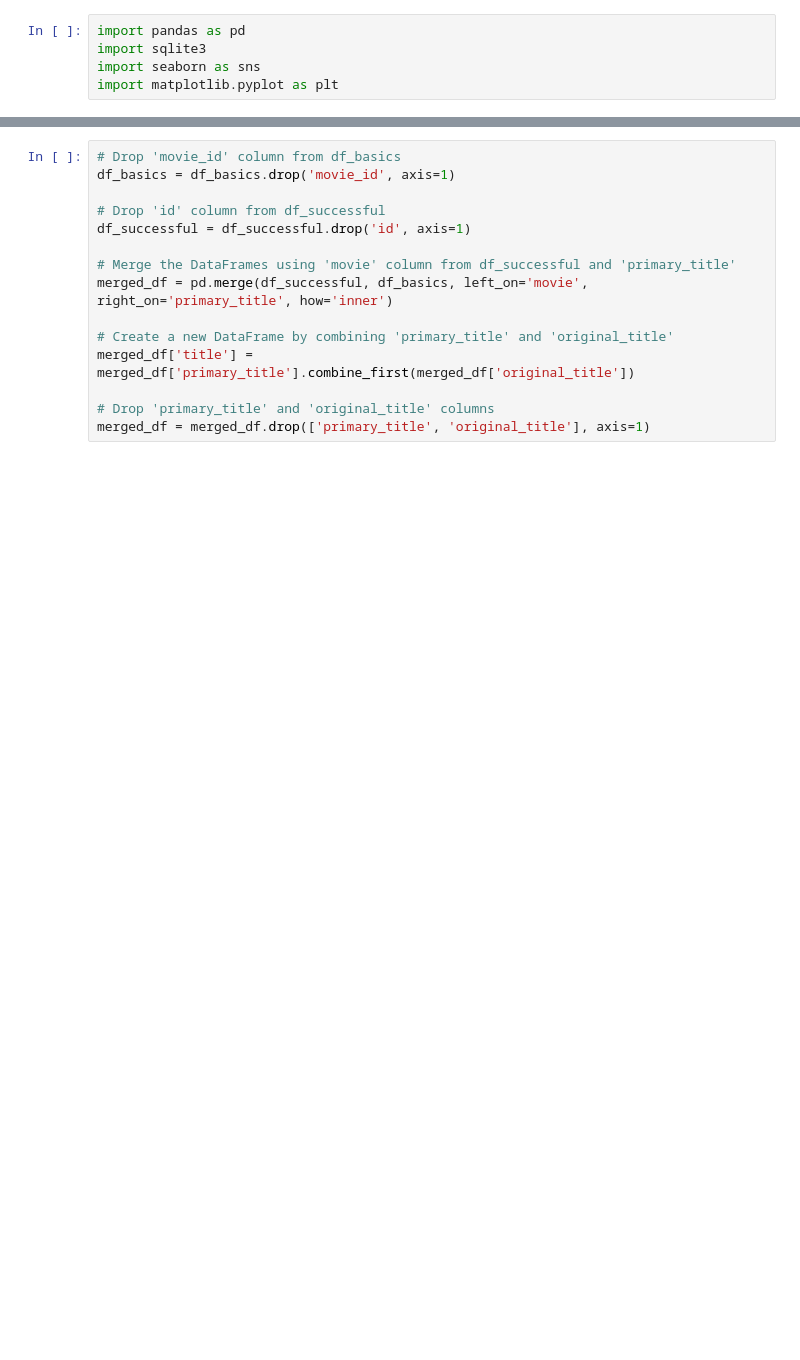
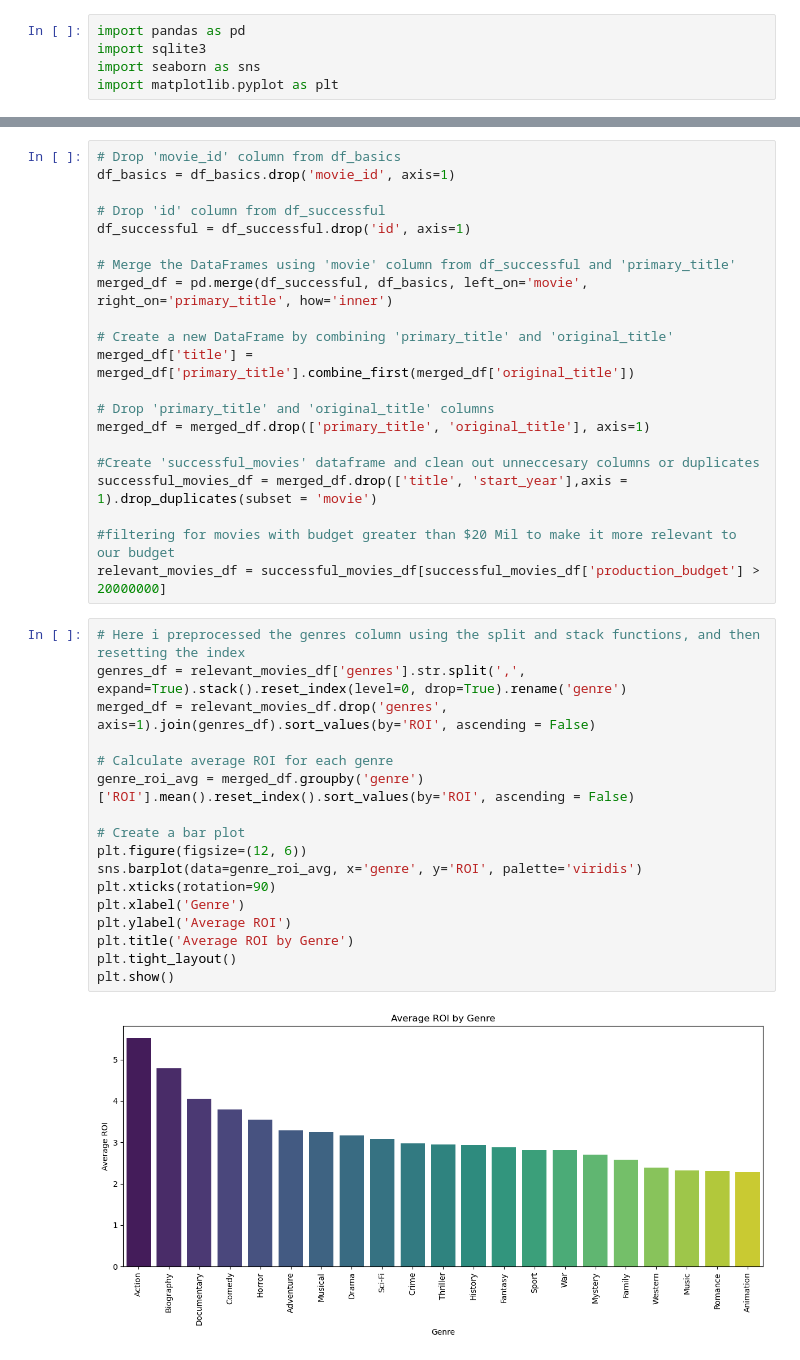
Before and after one commit to Psyluxxx/Movie-Studio-EDA, a Jupyter notebook: Anthony/student.ipynb, the cells around one changed output, grey strips where cells are left out. Drawn from its saved outputs; the diff is of its cells as text; blank space fills up the shorter version.

```diff
--- a/Anthony/student.ipynb
+++ b/Anthony/student.ipynb
@@ -74,3 +47,28 @@ merged_df['title'] = merged_df['primary_title'].combine_first(merged_df['origina
 
 # Drop 'primary_title' and 'original_title' columns
 merged_df = merged_df.drop(['primary_title', 'original_title'], axis=1)
+
+#Create 'successful_movies' dataframe and clean out unneccesary columns or duplicates
+successful_movies_df = merged_df.drop(['title', 'start_year'],axis = 1).drop_duplicates(subset = 'movie')
+
+#filtering for movies with budget greater than $20 Mil to make it more relevant to our budget
+relevant_movies_df = successful_movies_df[successful_movies_df['production_budget'] > 20000000]
+# %%
+# Here i preprocessed the genres column using the split and stack functions, and then resetting the index
+genres_df = relevant_movies_df['genres'].str.split(',', expand=True).stack().reset_index(level=0, drop=True).rename('genre')
+merged_df = relevant_movies_df.drop('genres', axis=1).join(genres_df).sort_values(by='ROI', ascending = False)
+
+# Calculate average ROI for each genre
+genre_roi_avg = merged_df.groupby('genre')['ROI'].mean().reset_index().sort_values(by='ROI', ascending = False)
+
+# Create a bar plot
+plt.figure(figsize=(12, 6))
+sns.barplot(data=genre_roi_avg, x='genre', y='ROI', palette='viridis')
+plt.xticks(rotation=90)
+plt.xlabel('Genre')
+plt.ylabel('Average ROI')
+plt.title('Average ROI by Genre')
+plt.tight_layout()
+plt.show()
+# %% [output]
+[figure, added]
```
Also changed, not shown: parts of 20 cells of this notebook.
